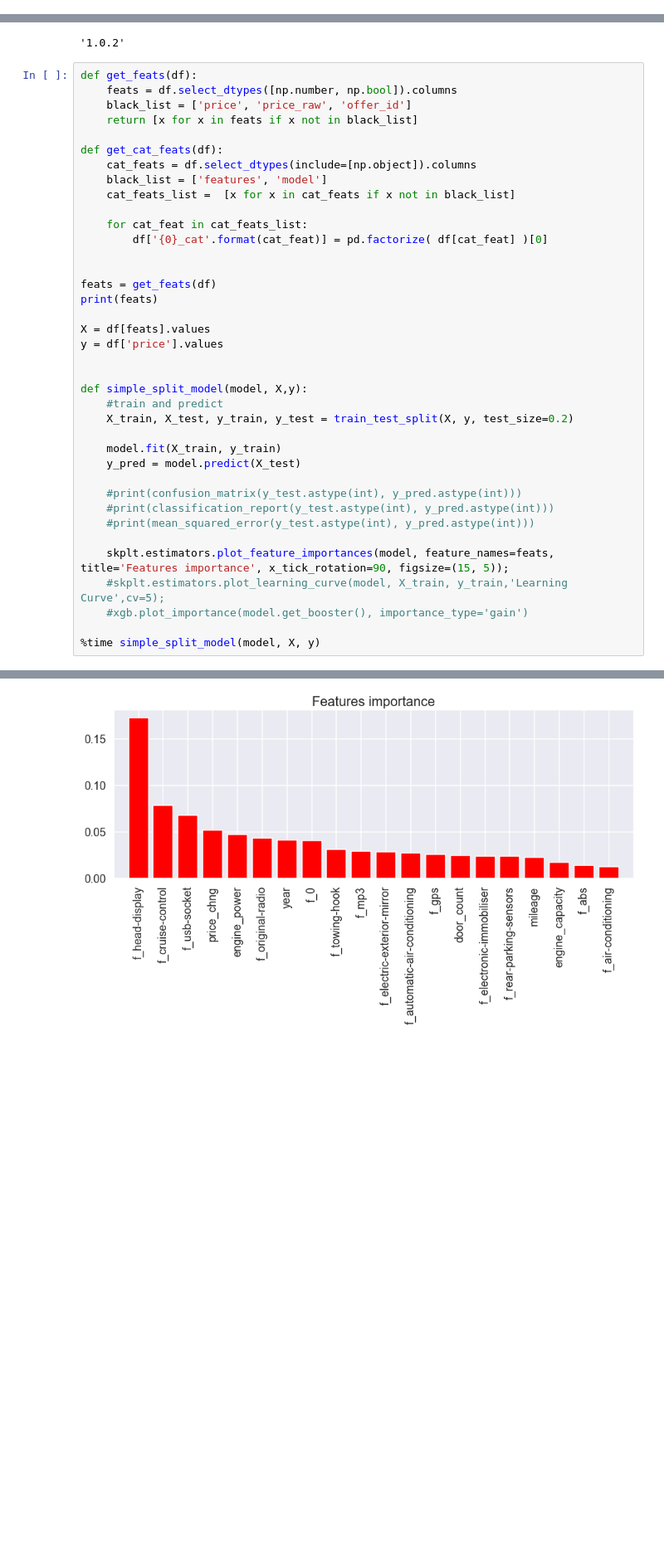
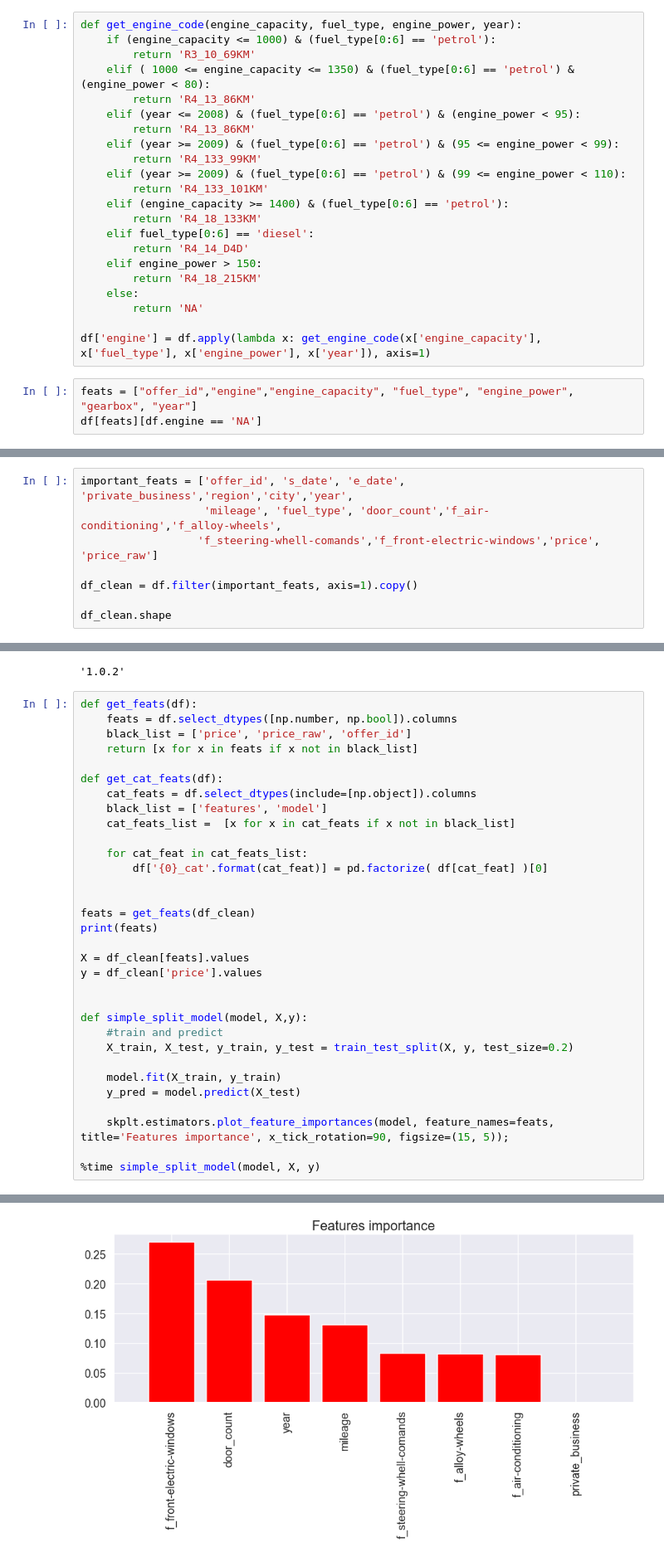
Before and after one commit to mgurg/py_otomoto, a Jupyter notebook: py_otomoto.ipynb, the cells around one changed output, grey strips where cells are left out. Shown at 83% size. Saved outputs shown, nothing was run; the diff lists cells and outputs as text; blank space fills up the shorter version.

Commit message:
Change: features plot is more readable

```diff
--- a/py_otomoto.ipynb
+++ b/py_otomoto.ipynb
@@ -204,0 +340,25 @@ Diesel:
+# %%
+def get_engine_code(engine_capacity, fuel_type, engine_power, year):
+    if (engine_capacity <= 1000) & (fuel_type[0:6] == 'petrol'):
+        return 'R3_10_69KM'
+    elif ( 1000 <= engine_capacity <= 1350) & (fuel_type[0:6] == 'petrol') & (engine_power < 80):
+        return 'R4_13_86KM'
+    elif (year <= 2008) & (fuel_type[0:6] == 'petrol') & (engine_power < 95):
+        return 'R4_13_86KM'
+    elif (year >= 2009) & (fuel_type[0:6] == 'petrol') & (95 <= engine_power < 99):
+        return 'R4_133_99KM'
+    elif (year >= 2009) & (fuel_type[0:6] == 'petrol') & (99 <= engine_power < 110):
+        return 'R4_133_101KM'
+    elif (engine_capacity >= 1400) & (fuel_type[0:6] == 'petrol'):
+        return 'R4_18_133KM'
+    elif fuel_type[0:6] == 'diesel':
+        return 'R4_14_D4D'
+    elif engine_power > 150:
+        return 'R4_18_215KM'
+    else:
+        return 'NA'
+
+df['engine'] = df.apply(lambda x: get_engine_code(x['engine_capacity'], x['fuel_type'], x['engine_power'], x['year']), axis=1)
+# %%
+feats = ["offer_id","engine","engine_capacity", "fuel_type", "engine_power", "gearbox", "year"]
+df[feats][df.engine == 'NA']
@@ -638,0 +939,8 @@ Wall time: 269 ms
+# %%
+important_feats = ['offer_id', 's_date', 'e_date', 'private_business','region','city','year',
+                   'mileage', 'fuel_type', 'door_count','f_air-conditioning','f_alloy-wheels',
+                  'f_steering-whell-comands','f_front-electric-windows','price', 'price_raw']
+
+df_clean = df.filter(important_feats, axis=1).copy()
+
+df_clean.shape
@@ -679,11 +989,11 @@ def get_cat_feats(df):
         df['{0}_cat'.format(cat_feat)] = pd.factorize( df[cat_feat] )[0]
 
 
-feats = get_feats(df)
+feats = get_feats(df_clean)
 print(feats)
 
-X = df[feats].values
-y = df['price'].values
+X = df_clean[feats].values
+y = df_clean['price'].values
 
 
 def simple_split_model(model, X,y):
@@ -693,13 +1003,7 @@ def simple_split_model(model, X,y):
     model.fit(X_train, y_train)
     y_pred = model.predict(X_test)
 
-    #print(confusion_matrix(y_test.astype(int), y_pred.astype(int)))
-    #print(classification_report(y_test.astype(int), y_pred.astype(int)))
-    #print(mean_squared_error(y_test.astype(int), y_pred.astype(int)))
-
     skplt.estimators.plot_feature_importances(model, feature_names=feats, title='Features importance', x_tick_rotation=90, figsize=(15, 5));
-    #skplt.estimators.plot_learning_curve(model, X_train, y_train,'Learning Curve',cv=5);
-    #xgb.plot_importance(model.get_booster(), importance_type='gain')
 
 %time simple_split_model(model, X, y)
 # %% [output]
@@ -708,2 +1012,2 @@ Wall time: 190 ms
-[figure, old version]
+[figure, new version]
 # %%
```
Also changed, not shown: parts of 69 cells of this notebook.
